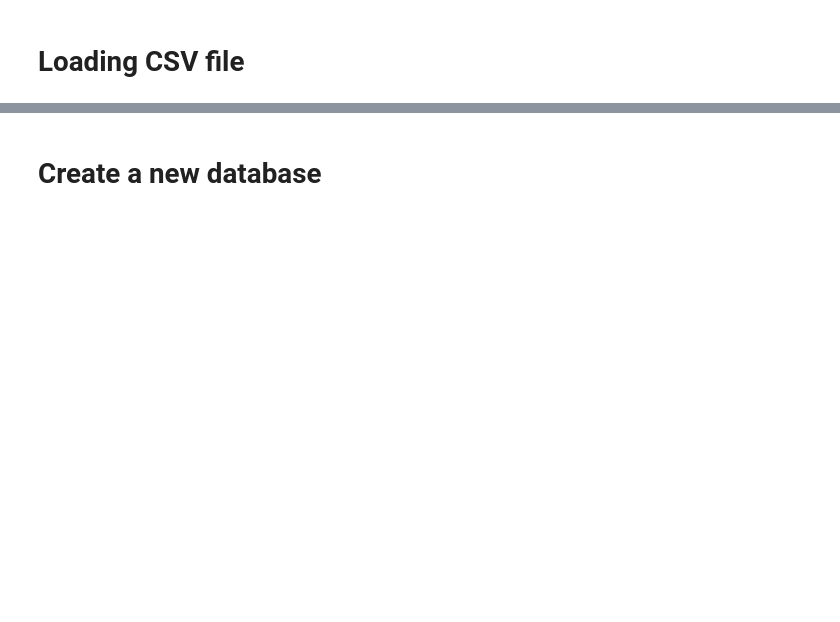
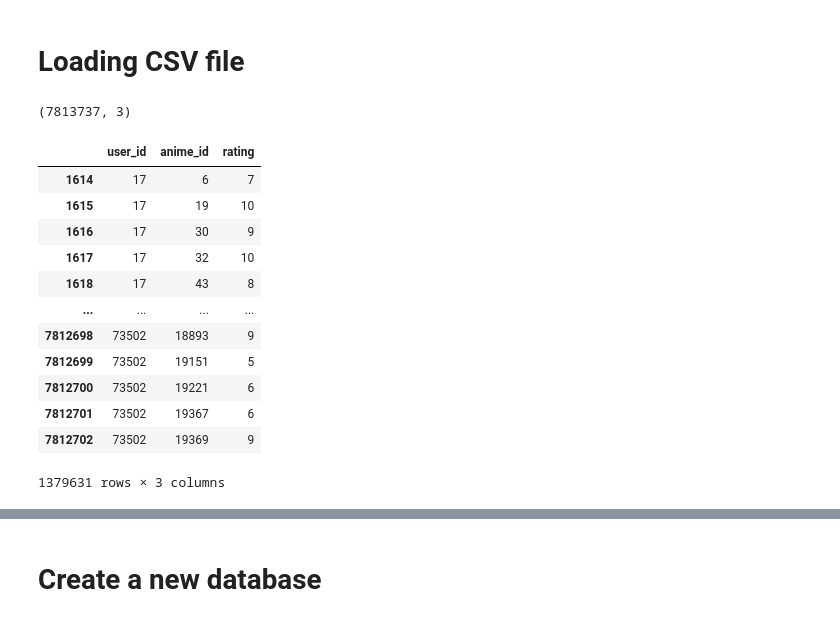
Before and after one commit to sdman135/DataBase-building-and-SQL-query-practice, a Jupyter notebook: Sqlite3.ipynb, the cells around one changed output, grey strips where cells are left out. Cells and saved outputs as stored; diff of their text form; code cells hidden in the pictures; blank space fills up the shorter version.

```diff
--- a/Sqlite3.ipynb
+++ b/Sqlite3.ipynb
@@ -9,5 +9,25 @@ import numpy as np
 df_anime = pd.read_csv(r'data\myAnimelist-No_Hentai 2.csv')
 df_anime.rename(columns={"animeID":'anime_id'},inplace=True)
 df_rating = pd.read_csv(r'data\rating.csv')
+# %%
+print(df_rating.shape)
+# filtering for computational reasons & file saving size
+df_rating_filtered = df_rating[df_rating.groupby("user_id")['user_id'].transform('size') > 500]
+df_rating_filtered
+# %% [output]
+(7813737, 3)
+|  | user_id | anime_id | rating |
+| 1614 | 17 | 6 | 7 |
+| 1615 | 17 | 19 | 10 |
+| 1616 | 17 | 30 | 9 |
+| 1617 | 17 | 32 | 10 |
+| 1618 | 17 | 43 | 8 |
+| ... | ... | ... | ... |
+| 7812698 | 73502 | 18893 | 9 |
+| 7812699 | 73502 | 19151 | 5 |
+| 7812700 | 73502 | 19221 | 6 |
+| 7812701 | 73502 | 19367 | 6 |
+| 7812702 | 73502 | 19369 | 9 |
+1379631 rows × 3 columns
 # %%
 display(df_anime)
```
Also changed, not shown: parts of 5 cells of this notebook.
